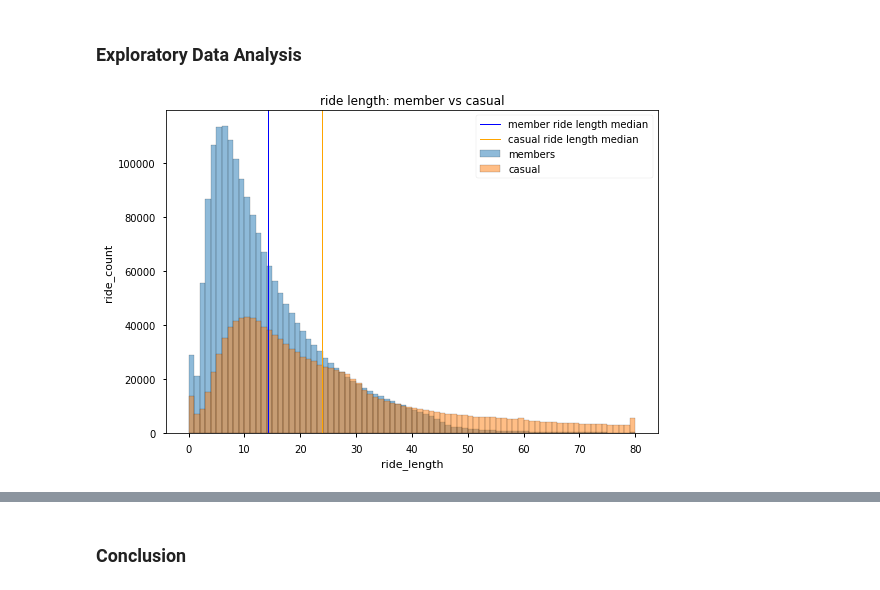
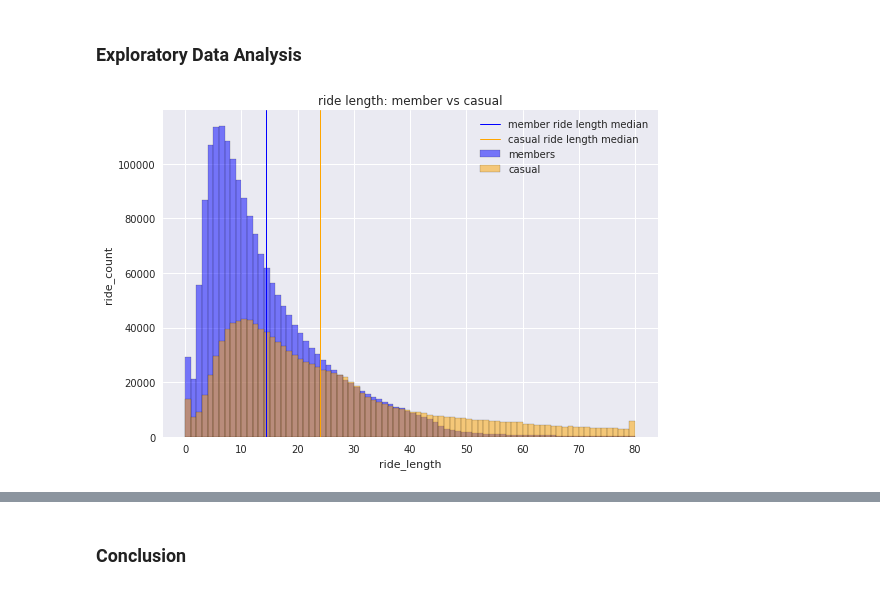
Before and after one commit to alpacapetter/divvy-bike-share-case-study, a Jupyter notebook: divvy-bike-share-case-study.ipynb, the cells around one changed output, grey strips where cells are left out. Cells and saved outputs as stored; diff of their text form; code cells hidden in the pictures.

Commit message:
better graphs in EDA

```diff
--- a/divvy-bike-share-case-study.ipynb
+++ b/divvy-bike-share-case-study.ipynb
@@ -161,15 +161,16 @@ main_df['day_of_week'] = main_df.started_at.dt.dayofweek
 member_ride_length = main_df.loc[main_df.member_casual == 'member'].ride_length
 casual_ride_length = main_df.loc[main_df.member_casual == 'casual'].ride_length
 # %%
-plt.hist(member_ride_length, bins=80, edgecolor='black', alpha=0.5, label='members')
-plt.hist(casual_ride_length, bins=80, edgecolor='black', alpha=0.5, label='casual')
+plt.hist(member_ride_length, bins=80, edgecolor='black', alpha=0.5, label='members', color='blue')
+plt.hist(casual_ride_length, bins=80, edgecolor='black', alpha=0.5, label='casual', color='orange')
 plt.axvline(member_ride_length.mean(), color='blue', label='member ride length median', linewidth=1)
 plt.axvline(casual_ride_length.mean(), color='orange', label='casual ride length median', linewidth=1)
 plt.legend(loc='upper right')
 
 plt.title('ride length: member vs casual')
 plt.xlabel('ride_length')
 plt.ylabel('ride_count')
 plt.tight_layout()
+plt.style.use('seaborn');
 # %% [output]
-[figure, old version]
+[figure, new version]
```
Also changed, not shown: parts of 7 cells of this notebook.
